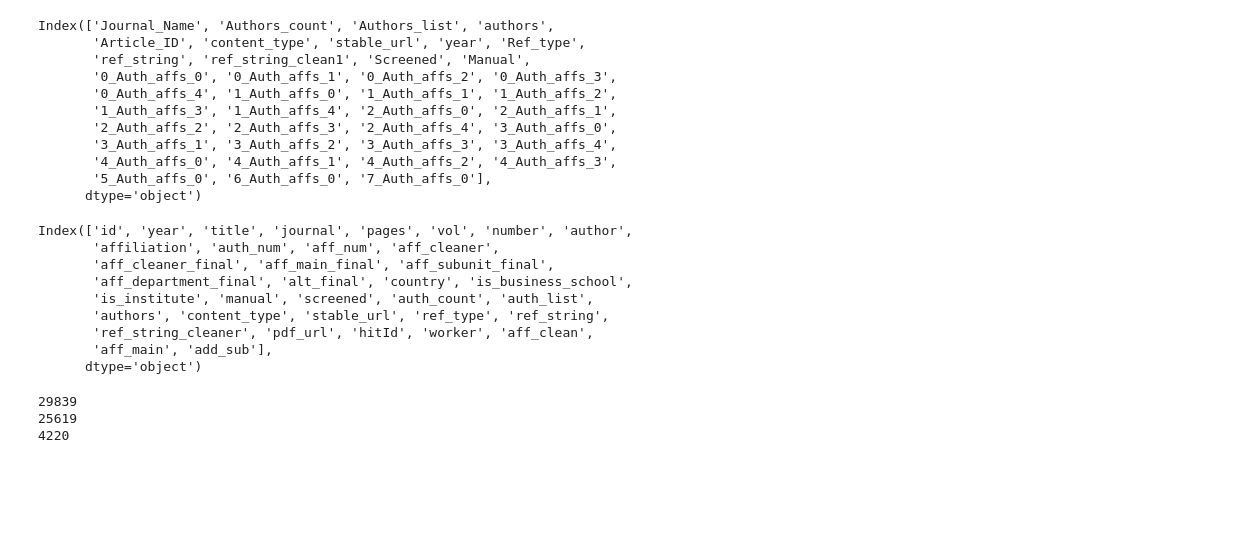
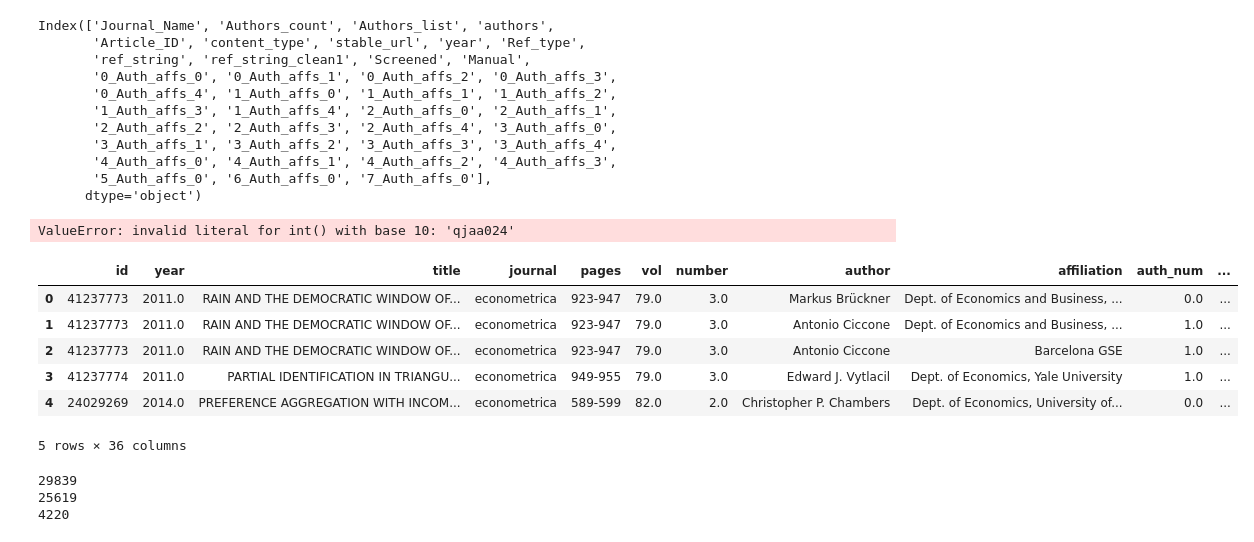
Before and after one commit to cogeorg/80YearsEconomicResearch, a Jupyter notebook: 020_author_names_recon/021_affiliation_restructure.ipynb, the cells around one changed output. Drawn from its saved outputs; the diff is of its cells as text; code cells hidden in the pictures; blank space fills up the shorter version.

```diff
--- a/020_author_names_recon/021_affiliation_restructure.ipynb
+++ b/020_author_names_recon/021_affiliation_restructure.ipynb
@@ -161,16 +161,19 @@ combined=pd.concat([post_2010, pre_2010_df], axis=0).reset_index(drop=True)
 combined['manual']=combined['manual'].fillna("NA")
 combined['screened']=combined['screened'].fillna('NA')
 combined.columns
+combined["id"]=combined["id"].astype(int).astype(str)
 # %% [output]
-Index(['id', 'year', 'title', 'journal', 'pages', 'vol', 'number', 'author',
-       'affiliation', 'auth_num', 'aff_num', 'aff_cleaner',
-       'aff_cleaner_final', 'aff_main_final', 'aff_subunit_final',
-       'aff_department_final', 'alt_final', 'country', 'is_business_school',
-       'is_institute', 'manual', 'screened', 'auth_count', 'auth_list',
-       'authors', 'content_type', 'stable_url', 'ref_type', 'ref_string',
-       'ref_string_cleaner', 'pdf_url', 'hitId', 'worker', 'aff_clean',
-       'aff_main', 'add_sub'],
-      dtype='object')
+ValueError: invalid literal for int() with base 10: 'qjaa024'
+# %%
+combined.head()
+# %% [output]
+|  | id | year | title | journal | pages | vol | number | author | affiliation | auth_num | ... |
+| 0 | 41237773 | 2011.0 | RAIN AND THE DEMOCRATIC WINDOW OF... | econometrica | 923-947 | 79.0 | 3.0 | Markus Brückner | Dept. of Economics and Business, ... | 0.0 | ... |
+| 1 | 41237773 | 2011.0 | RAIN AND THE DEMOCRATIC WINDOW OF... | econometrica | 923-947 | 79.0 | 3.0 | Antonio Ciccone | Dept. of Economics and Business, ... | 1.0 | ... |
+| 2 | 41237773 | 2011.0 | RAIN AND THE DEMOCRATIC WINDOW OF... | econometrica | 923-947 | 79.0 | 3.0 | Antonio Ciccone | Barcelona GSE | 1.0 | ... |
+| 3 | 41237774 | 2011.0 | PARTIAL IDENTIFICATION IN TRIANGU... | econometrica | 949-955 | 79.0 | 3.0 | Edward J. Vytlacil | Dept. of Economics, Yale University | 1.0 | ... |
+| 4 | 24029269 | 2014.0 | PREFERENCE AGGREGATION WITH INCOM... | econometrica | 589-599 | 82.0 | 2.0 | Christopher P. Chambers | Dept. of Economics, University of... | 0.0 | ... |
+5 rows × 36 columns
 # %%
 print(len(combined['id'].unique()))
 print(len(pre_2010_df['id'].unique()))
```
Also changed, not shown: parts of 7 cells of this notebook, 10 other files.
